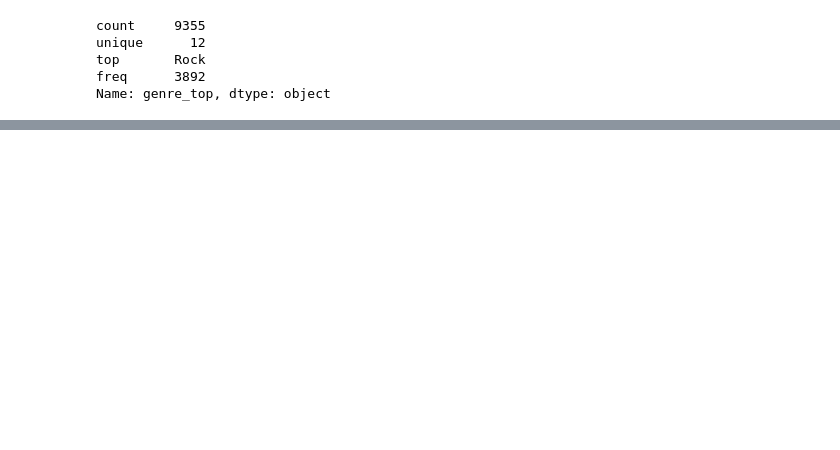
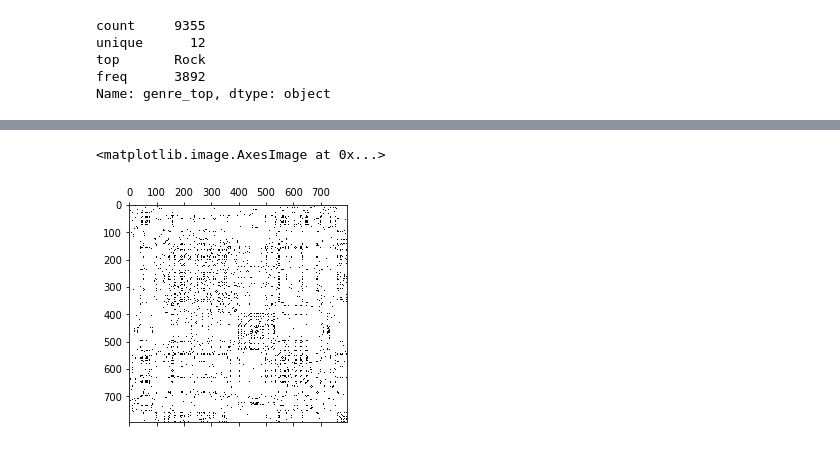
Before and after one commit to Team36-ntds2018/Project_free_music_archives_2018, a Jupyter notebook: Project/Load_save_dataset.ipynb, the cells around one changed output, grey strips where cells are left out. Drawn from its saved outputs; the diff is of its cells as text; code cells hidden in the pictures; blank space fills up the shorter version.

```diff
--- a/Project/Load_save_dataset.ipynb
+++ b/Project/Load_save_dataset.ipynb
@@ -236,3 +236,8 @@ np.save('new_adjacency', adjacency)
+# %%
+plt.spy(new_adjacency)
+# %% [output]
+<matplotlib.image.AxesImage at 0x...>
+[figure, added]
 # %%
 n_nodes = np.size(adjacency,1) # the number of nodes in the network
 n_edges = sum(sum(adjacency!=0))/2 # number of edges in the network
```
Also changed, not shown: parts of 9 cells of this notebook, 2 other files.
